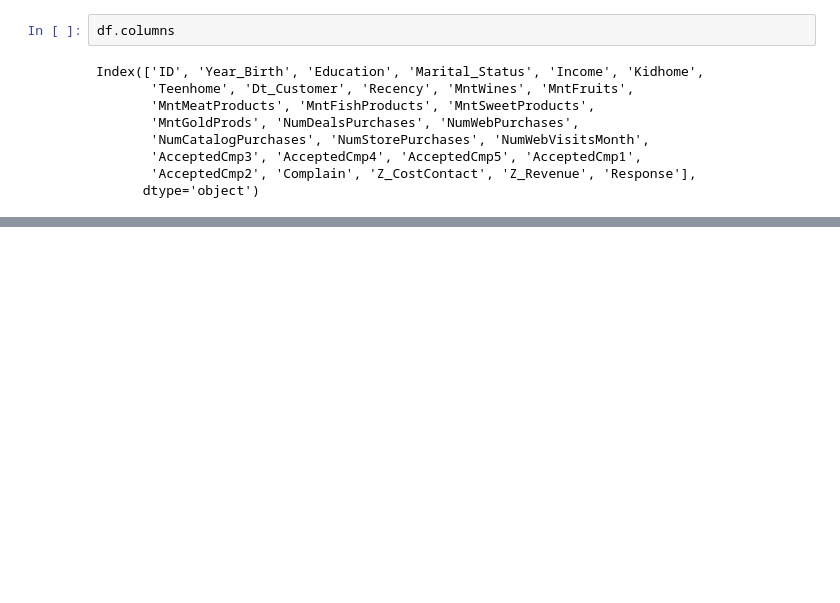
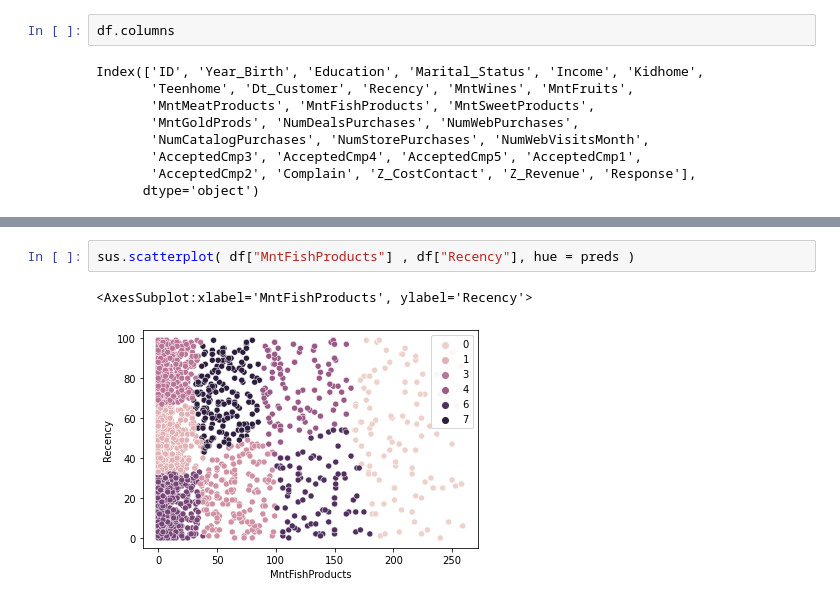
Before and after one commit to LiteShake/AI-Tasks, a Jupyter notebook: Task 6/Question 1/Question1.ipynb, the cells around one changed output, grey strips where cells are left out. Saved outputs shown, nothing was run; the diff lists cells and outputs as text; blank space fills up the shorter version.

```diff
--- a/Task 6/Question 1/Question1.ipynb
+++ b/Task 6/Question 1/Question1.ipynb
@@ -80,0 +117,5 @@ sus.scatterplot( df["MntFishProducts"] , df["MntGoldProds"] )
+# %%
+sus.scatterplot( df["MntFishProducts"] , df["Recency"], hue = preds )
+# %% [output]
+<AxesSubplot:xlabel='MntFishProducts', ylabel='Recency'>
+[figure, added]
```
Also changed, not shown: parts of 7 cells of this notebook.
